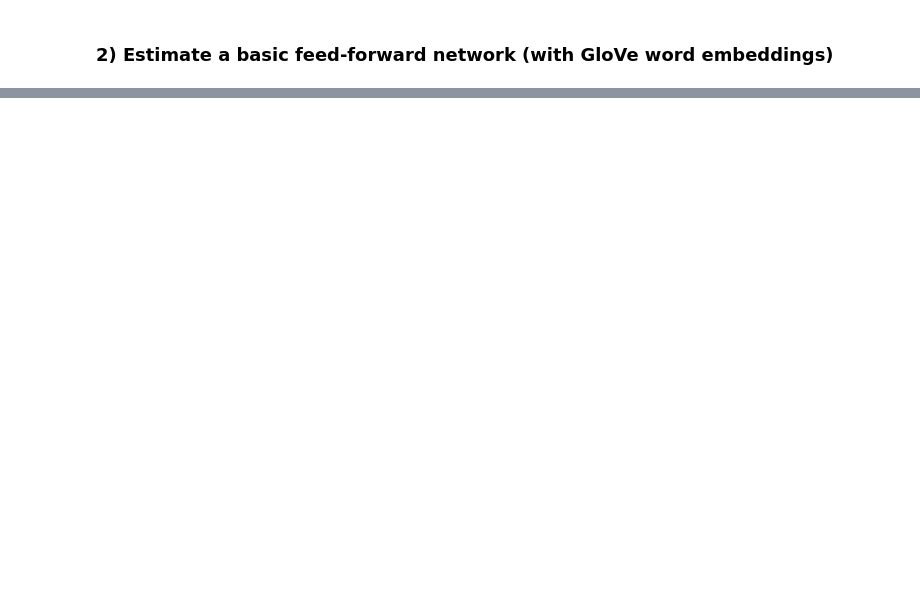
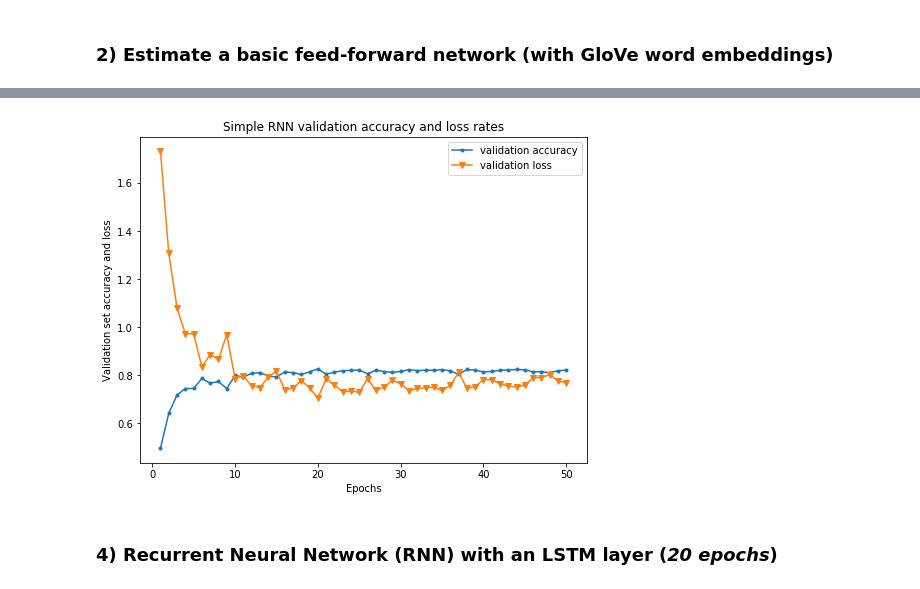
Before and after one commit to css-research/hw02, a Jupyter notebook: Tan_Sanittawan_working_hw02.ipynb, the cells around one changed output, grey strips where cells are left out. Cells and saved outputs as stored; diff of their text form; code cells hidden in the pictures; blank space fills up the shorter version.

```diff
--- a/Tan_Sanittawan_working_hw02.ipynb
+++ b/Tan_Sanittawan_working_hw02.ipynb
@@ -150,0 +236,10 @@ Epoch 10/10
+# %%
+simple_rnn = Sequential()
+simple_rnn.add(Embedding(10000, 32, input_length=max_len))
+simple_rnn.add(SimpleRNN(32))
+simple_rnn.add(Dense(24, activation='softmax'))
+simple_rnn.summary()
+
+simple_rnn.compile(optimizer='rmsprop',
+                    loss='categorical_crossentropy',
+                    metrics=['acc'])
@@ -150,0 +260,5 @@ Epoch 10/10
+# %%
+simple_rnn_history = simple_rnn.fit(train_text, train_label,
+                                      epochs=50,
+                                      batch_size=512,
+                                      validation_data=(val_text, val_label))
@@ -150,0 +283,18 @@ Epoch 10/10
+# %%
+simple_rnn_history_dict = simple_rnn_history.history
+simple_rnn_val_acc = simple_rnn_history_dict['val_acc']
+simple_rnn_val_loss = simple_rnn_history_dict['val_loss']
+# %%
+epochs = np.arange(1, 51)
+plt.figure(figsize=(8, 6))
+plt.plot(epochs, simple_rnn_val_acc, label='validation accuracy', marker='.')
+plt.plot(epochs, simple_rnn_val_loss, label='validation loss', marker='v')
+plt.ylabel('Validation set accuracy and loss')
+plt.xlabel('Epochs')
+plt.title('Simple RNN validation accuracy and loss rates')
+plt.legend(loc='best')
+plt.show()
+# %% [output]
+[figure, added]
+# %% [markdown]
+### 4) Recurrent Neural Network (RNN) with an LSTM layer (*20 epochs*)
```
Also changed, not shown: parts of 50 cells of this notebook.
